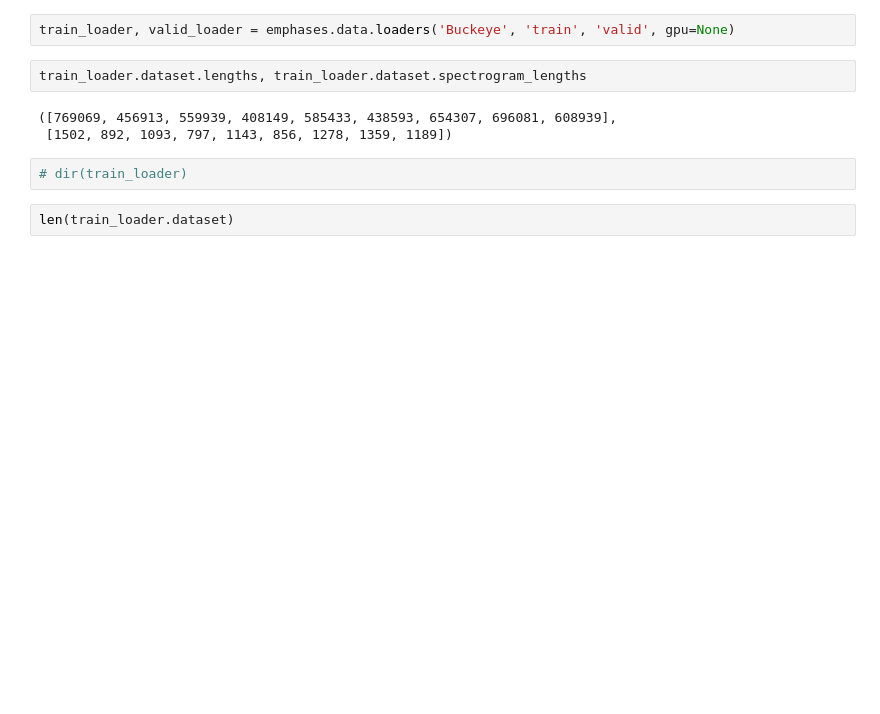
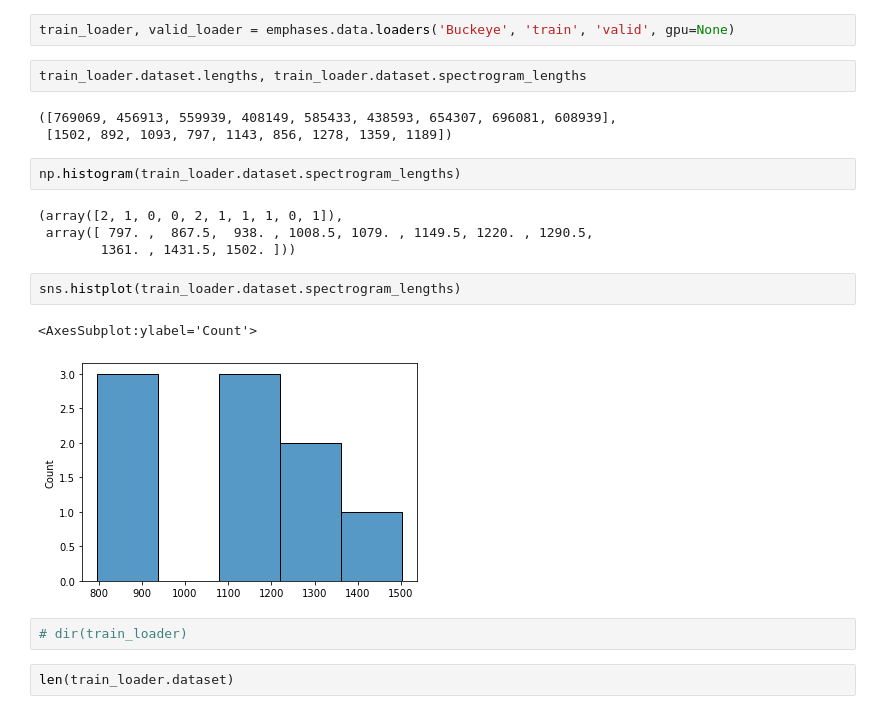
Before and after one commit to interactiveaudiolab/emphases, a Jupyter notebook: utils/raw.ipynb, the cells around one changed output. Cells and saved outputs as stored; diff of their text form; blank space fills up the shorter version.

```diff
--- a/utils/raw.ipynb
+++ b/utils/raw.ipynb
@@ -196,6 +199,17 @@ train_loader.dataset.lengths, train_loader.dataset.spectrogram_lengths
 # %% [output]
 ([769069, 456913, 559939, 408149, 585433, 438593, 654307, 696081, 608939],
  [1502, 892, 1093, 797, 1143, 856, 1278, 1359, 1189])
+# %%
+np.histogram(train_loader.dataset.spectrogram_lengths)
+# %% [output]
+(array([2, 1, 0, 0, 2, 1, 1, 1, 0, 1]),
+ array([ 797. ,  867.5,  938. , 1008.5, 1079. , 1149.5, 1220. , 1290.5,
+        1361. , 1431.5, 1502. ]))
+# %%
+sns.histplot(train_loader.dataset.spectrogram_lengths)
+# %% [output]
+<AxesSubplot:ylabel='Count'>
+[figure, added]
 # %%
 # dir(train_loader)
 # %%
```
Also changed, not shown: parts of 30 cells of this notebook, 9 other files.
